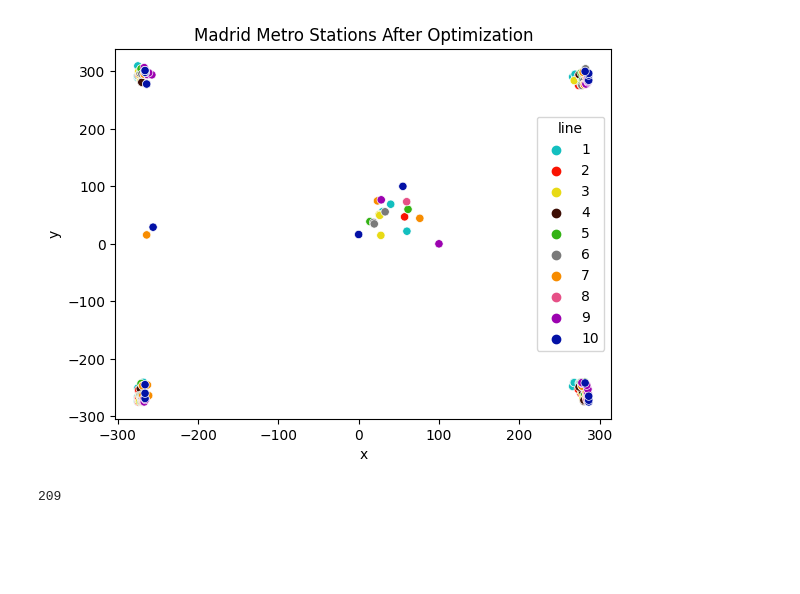
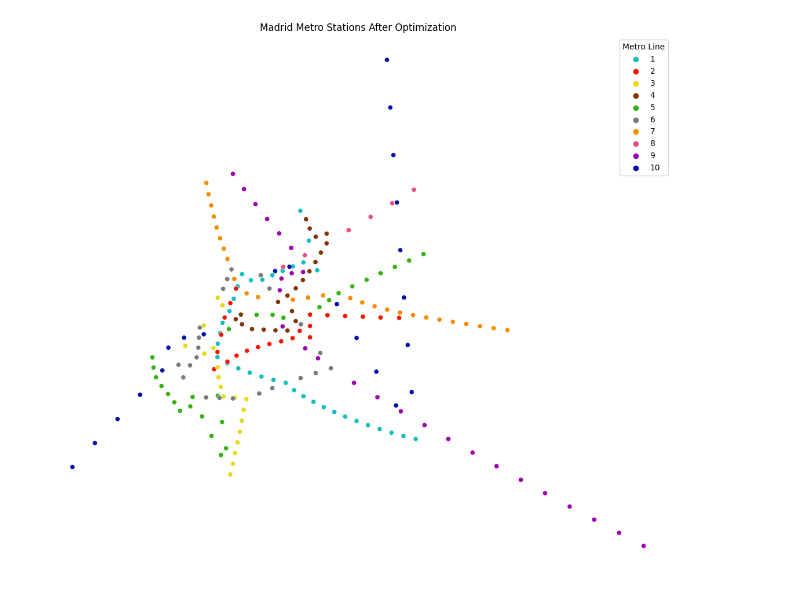
Before and after one commit to jmgpgit/Final-Project, a Jupyter notebook: exploration/madrid_metro/madrid_network.ipynb, the cells around one changed output. Saved outputs shown, nothing was run; the diff lists cells and outputs as text; code cells hidden in the pictures; blank space fills up the shorter version.

Commit message:
finished madrid metro + readme

```diff
--- a/exploration/madrid_metro/madrid_network.ipynb
+++ b/exploration/madrid_metro/madrid_network.ipynb
@@ -144,8 +142,20 @@ station_data_before_optimization.to_csv('station_data_before_optimization.csv',i
 # %%
-palette ={1: "#13bfbf", 2: "#fa1302", 3: "#e8da15", 4: "#3d0e05",5: "#33b314", 6: "#7a7a7a", 7: "#f78c00", 8: "#e65087", 9: "#9c02b0", 10: "#0311a6"}
-sns.scatterplot(data=station_data_before_optimization, x='x', y='y', hue='line', palette=palette)
-plt.title('Madrid Metro Stations Before Optimization')
-plt.legend('')
-plt.savefig('station_data_before_optimization.png')
+station_data_before_optimization = []
+for i in madrid_metro.nodes:
+    station_data_before_optimization.append([i.name,i.x,i.y,min(i.line)])
+
+station_data_before_optimization = pd.DataFrame(station_data_before_optimization,columns = ['name','Latitude (rel.)','Longitude (rel.)','Metro Line'])
+station_data_before_optimization.to_csv('result_images/station_data_before_optimization.csv',index = False)
+
+palette ={1: "#13bfbf", 2: "#fa1302", 3: "#e8da15", 4: "#823407",5: "#33b314", 6: "#7a7a7a", 7: "#f78c00", 8: "#e65087", 9: "#9c02b0", 10: "#0311a6"}
+plt.figure(figsize=(8,6))
+sns.scatterplot(data=station_data_before_optimization, x='Latitude (rel.)', y='Longitude (rel.)', hue='Metro Line', palette=palette)
+plt.xlabel('Metro Line')
+plt.ylabel('Station Number')
+plt.xticks([i for i in range(1,11)])
+ax = plt.gca()
+ax.legend_= None
+plt.title('Madrid Metro Stations Raw Data')
+plt.savefig('result_images/station_data_raw.png')
 plt.show()
 # %% [output]
@@ -153,7 +163,7 @@ plt.show()
-# %%
-with open('End_Stations_Coordinates_clean.json', 'r') as fp:
-    end_coords = json.load(fp)
 # %%
+with open('data_extraction/End_Stations_Coordinates_clean.json', 'r') as fp:
+    end_coords = json.load(fp)
+
 pile = madrid_metro.nodes[:]
 for key, value in end_coords.items():
     x = name_to_station.get(key)
@@ -197,10 +187,11 @@ plt.show()
 # %%
 pile_copy = pile[:]
+madrid_metro.reset_back_tracks()
 
-for i in tqdm(range(1000)):
+for i in tqdm(range(10000)):
     for station in pile_copy:
         x = madrid_metro.station_move(station,
-                                      epsilon=0.5,
+                                      epsilon=0.05,
                                       max_back_tracks=1000,
                                       target_length=2)
         if x == 'stuck':
@@ -208,18 +199,17 @@ for i in tqdm(range(1000)):
 # %%
 station_data_post_optimization = []
 for i in madrid_metro.nodes:
     station_data_post_optimization.append([i.name,i.x,i.y,min(i.line)])
 
-station_data_post_optimization = pd.DataFrame(station_data_post_optimization,columns = ['name','x','y','line'])
-station_data_post_optimization.to_csv('station_data_post_optimization.csv',index = False)
+station_data_post_optimization = pd.DataFrame(station_data_post_optimization,columns = ['name','Latitude (rel.)','Longitude (rel.)','Metro Line'])
+station_data_post_optimization.to_csv('result_images/station_data_post_optimization.csv',index = False)
 
-sns.scatterplot(data=station_data_post_optimization, x='x', y='y', hue='line', palette=palette)
+plt.figure(figsize=(14,12))
+ax = plt.gca()
+ax.set_axis_off()
+sns.scatterplot(data=station_data_post_optimization, x='Latitude (rel.)', y='Longitude (rel.)', hue='Metro Line', palette=palette)
 plt.title('Madrid Metro Stations After Optimization')
-plt.savefig('station_data_post_optimization.png')
+plt.savefig('result_images/station_data_post_optimization.png')
 plt.show()
 # %% [output]
-[figure, old version]
+[figure, new version]
-# %%
-print(len(pile_copy))
-# %% [output]
-209
```
Also changed, not shown: parts of 10 cells of this notebook, 20 other files.
